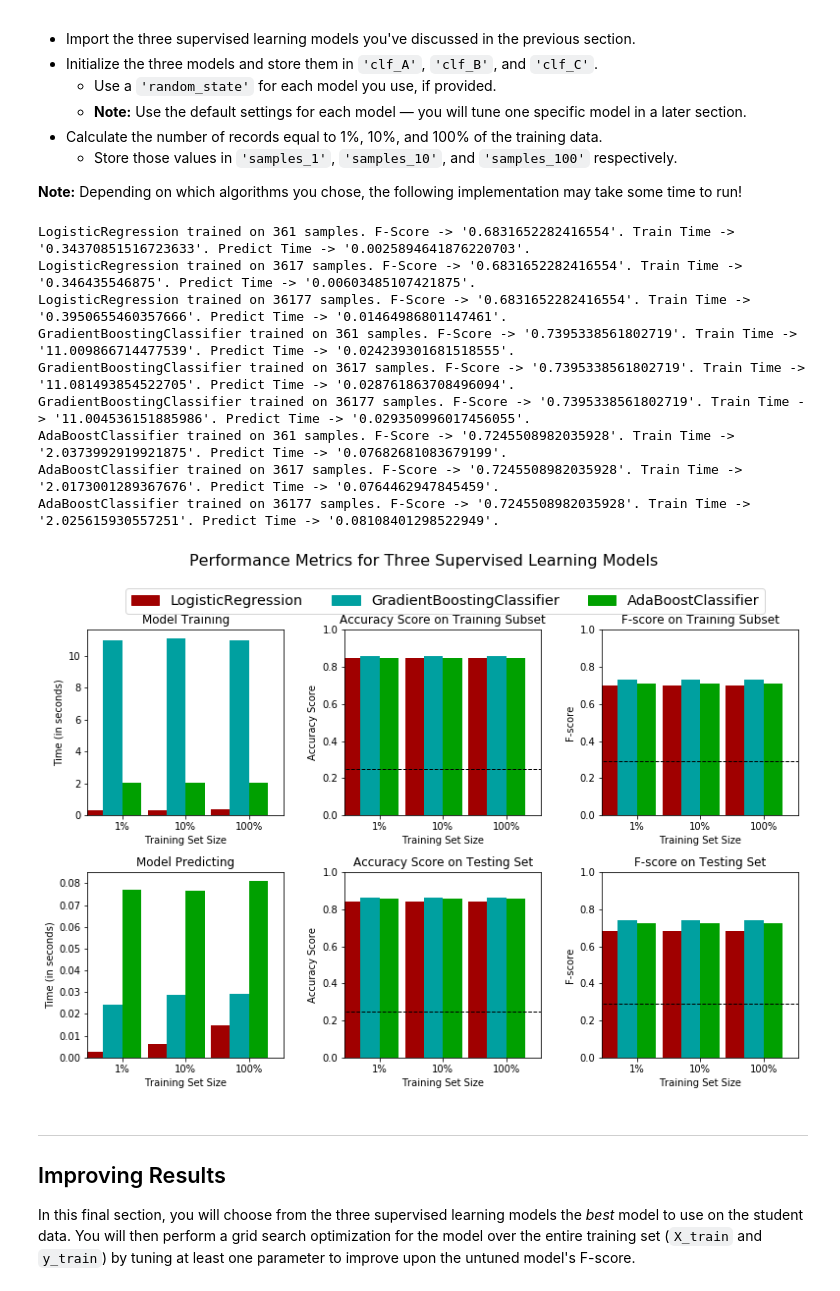
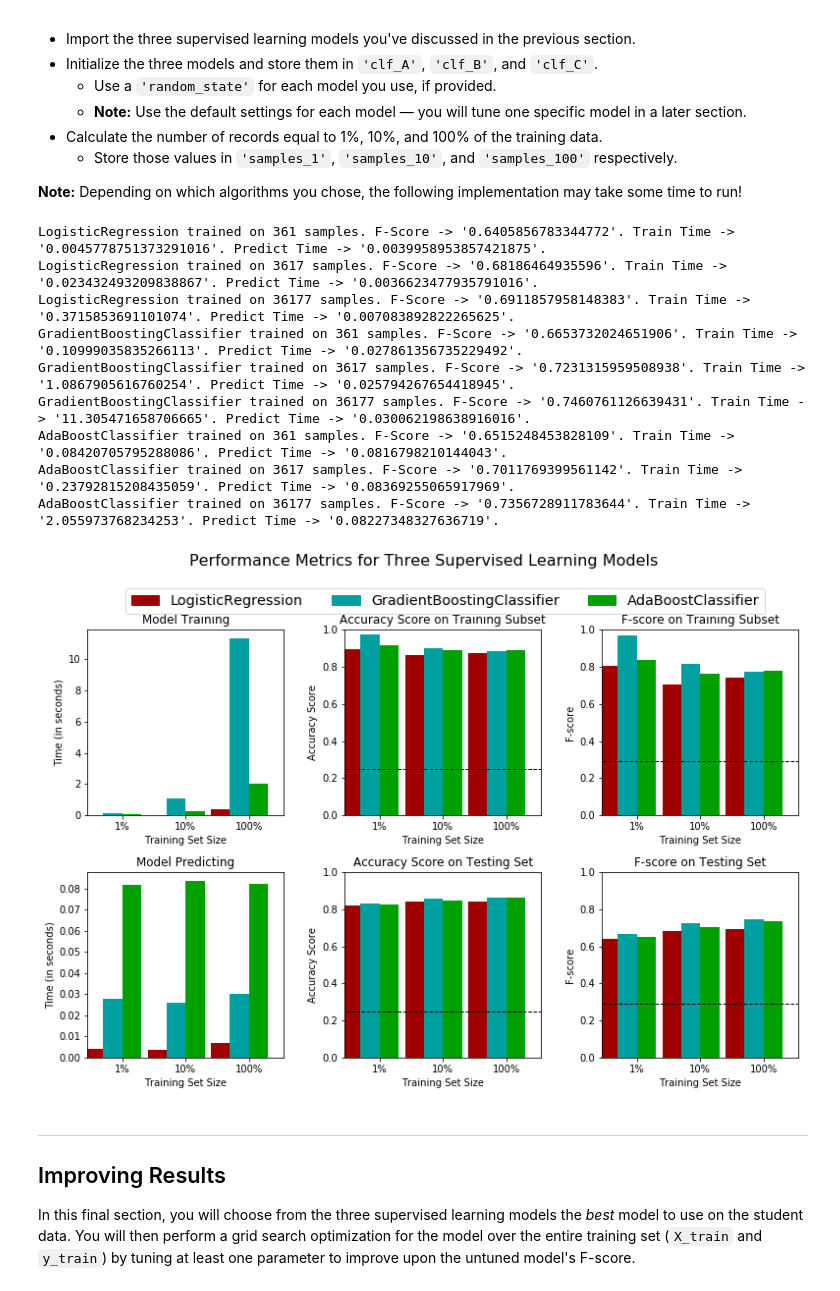
Before and after one commit to 84black84/CharityML, a Jupyter notebook: finding_donors.ipynb, the cells around one changed output. Drawn from its saved outputs; the diff is of its cells as text; code cells hidden in the pictures.

```diff
--- a/finding_donors.ipynb
+++ b/finding_donors.ipynb
@@ -183,7 +183,7 @@ Run the code cell below to perform this split.
 from sklearn.model_selection import train_test_split
 
 # Split the 'features' and 'income' data into training and testing sets
-X_train, X_test, y_train, y_test = train_test_split(features_final, income, test_size = 0.2, random_state = 0)
+X_train, X_test, y_train, y_test = train_test_split(features_final, income, stratify = income, test_size = 0.2, random_state = 42)
 
 # Show the results of the split
 print("Training set has {} samples.".format(X_train.shape[0]))
@@ -345,7 +345,7 @@ def train_predict(learner, sample_size, X_train, y_train, X_test, y_test):
 
     # Fit the learner to the training data using slicing with 'sample_size' using .fit(training_features[:], training_labels[:])
     start = time() # Get start time
-    learner = learner.fit(X_train[:], y_train[:])
+    learner = learner.fit(X_train[:sample_size], y_train[:sample_size])
     end = time() # Get end time
 
     # Calculate the training time
@@ -392,44 +392,44 @@ In the code cell, you will need to implement the following:
 # %%
 # Import the three supervised learning models from sklearn
 from sklearn.linear_model import LogisticRegression
 from sklearn.ensemble import GradientBoostingClassifier
 from sklearn.ensemble import AdaBoostClassifier
 
 # Initialize the three models
-clf_A = LogisticRegression(random_state = 0, max_iter=1000)
-clf_B = GradientBoostingClassifier(random_state = 0)
-clf_C = AdaBoostClassifier(random_state = 0)
+clf_A = LogisticRegression(random_state = 42)
+clf_B = GradientBoostingClassifier(random_state = 42)
+clf_C = AdaBoostClassifier(random_state = 42)
 
 # Calculate the number of samples for 1%, 10%, and 100% of the training data
 # HINT: samples_100 is the entire training set i.e. len(y_train)
 # HINT: samples_10 is 10% of samples_100 (ensure to set the count of the values to be `int` and not `float`)
 # HINT: samples_1 is 1% of samples_100 (ensure to set the count of the values to be `int` and not `float`)
 samples_100 = y_train.count()
 samples_10 = int(y_train.count() * 0.1)
 samples_1 = int(y_train.count() * 0.01)
 
 # Collect results on the learners
 results = {}
 for clf in [clf_A, clf_B, clf_C]:
     clf_name = clf.__class__.__name__
     results[clf_name] = {}
     for i, samples in enumerate([samples_1, samples_10, samples_100]):
         results[clf_name][i] = \
         train_predict(clf, samples, X_train, y_train, X_test, y_test)
 
 # Run metrics visualization for the three supervised learning models chosen
 vs.evaluate(results, accuracy, fscore)
 # %% [output]
-LogisticRegression trained on 361 samples. F-Score -> '0.6831652282416554'. Train Time -> '0.34370851516723633'. Predict Time -> '0.0025894641876220703'.
-LogisticRegression trained on 3617 samples. F-Score -> '0.6831652282416554'. Train Time -> '0.346435546875'. Predict Time -> '0.00603485107421875'.
-LogisticRegression trained on 36177 samples. F-Score -> '0.6831652282416554'. Train Time -> '0.3950655460357666'. Predict Time -> '0.01464986801147461'.
-GradientBoostingClassifier trained on 361 samples. F-Score -> '0.7395338561802719'. Train Time -> '11.009866714477539'. Predict Time -> '0.024239301681518555'.
-GradientBoostingClassifier trained on 3617 samples. F-Score -> '0.7395338561802719'. Train Time -> '11.081493854522705'. Predict Time -> '0.028761863708496094'.
-GradientBoostingClassifier trained on 36177 samples. F-Score -> '0.7395338561802719'. Train Time -> '11.004536151885986'. Predict Time -> '0.029350996017456055'.
-AdaBoostClassifier trained on 361 samples. F-Score -> '0.7245508982035928'. Train Time -> '2.0373992919921875'. Predict Time -> '0.07682681083679199'.
-AdaBoostClassifier trained on 3617 samples. F-Score -> '0.7245508982035928'. Train Time -> '2.0173001289367676'. Predict Time -> '0.0764462947845459'.
-AdaBoostClassifier trained on 36177 samples. F-Score -> '0.7245508982035928'. Train Time -> '2.025615930557251'. Predict Time -> '0.08108401298522949'.
+LogisticRegression trained on 361 samples. F-Score -> '0.6405856783344772'. Train Time -> '0.0045778751373291016'. Predict Time -> '0.0039958953857421875'.
+LogisticRegression trained on 3617 samples. F-Score -> '0.68186464935596'. Train Time -> '0.023432493209838867'. Predict Time -> '0.0036623477935791016'.
+LogisticRegression trained on 36177 samples. F-Score -> '0.6911857958148383'. Train Time -> '0.3715853691101074'. Predict Time -> '0.007083892822265625'.
+GradientBoostingClassifier trained on 361 samples. F-Score -> '0.6653732024651906'. Train Time -> '0.10999035835266113'. Predict Time -> '0.027861356735229492'.
+GradientBoostingClassifier trained on 3617 samples. F-Score -> '0.7231315959508938'. Train Time -> '1.0867905616760254'. Predict Time -> '0.025794267654418945'.
+GradientBoostingClassifier trained on 36177 samples. F-Score -> '0.7460761126639431'. Train Time -> '11.305471658706665'. Predict Time -> '0.030062198638916016'.
+AdaBoostClassifier trained on 361 samples. F-Score -> '0.6515248453828109'. Train Time -> '0.08420705795288086'. Predict Time -> '0.0816798210144043'.
+AdaBoostClassifier trained on 3617 samples. F-Score -> '0.7011769399561142'. Train Time -> '0.23792815208435059'. Predict Time -> '0.08369255065917969'.
+AdaBoostClassifier trained on 36177 samples. F-Score -> '0.7356728911783644'. Train Time -> '2.055973768234253'. Predict Time -> '0.08227348327636719'.
-[figure, old version]
+[figure, new version]
 # %% [markdown]
 ----
 ## Improving Results
```
Also changed, not shown: parts of 5 cells of this notebook, 1 other file.
